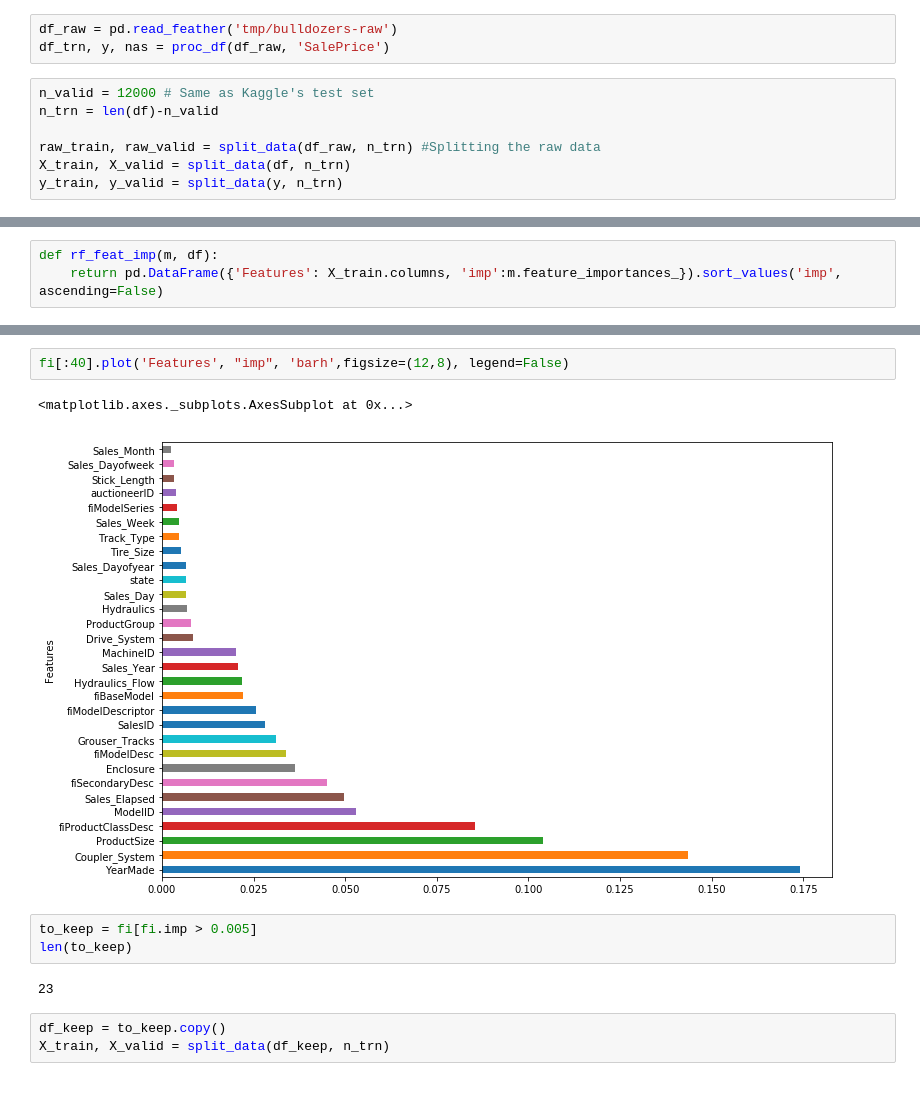
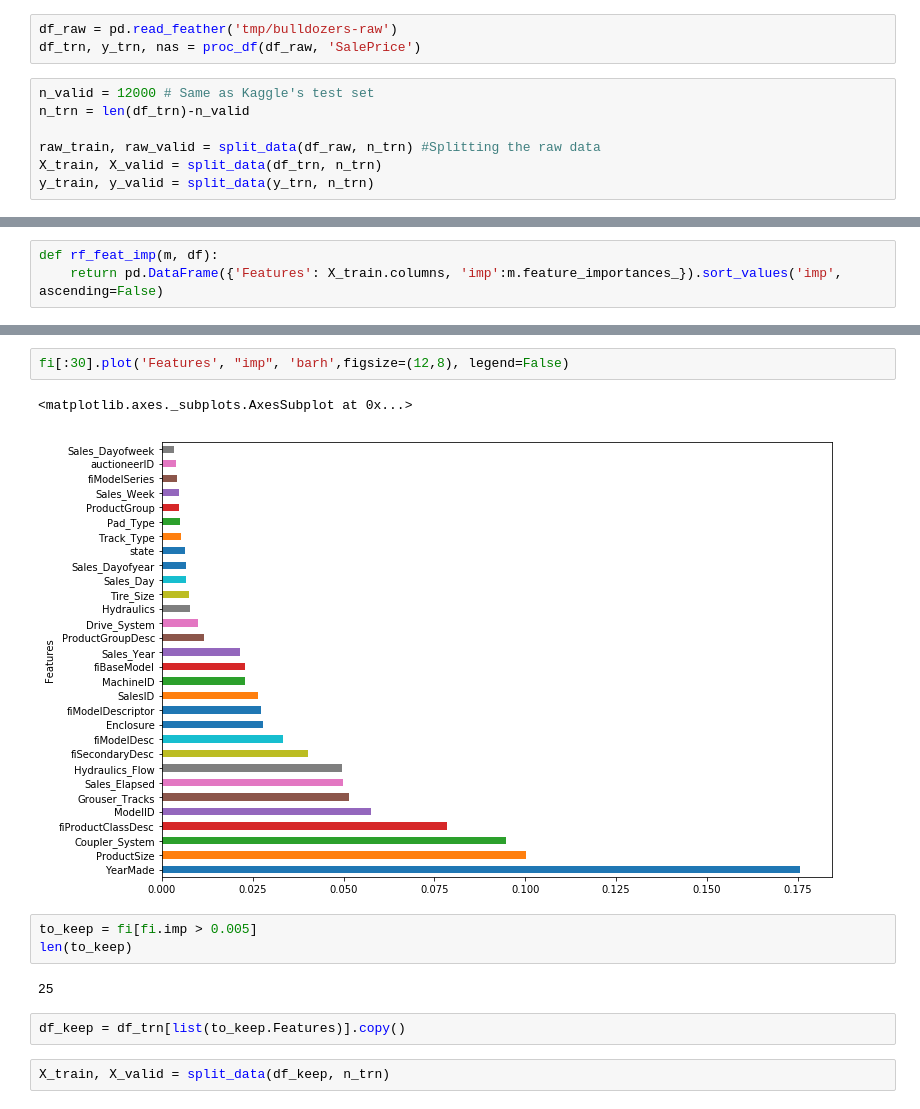
Before and after one commit to waficf/Kaggle_Competitions, a Jupyter notebook: Bulldozers.ipynb, the cells around one changed output, grey strips where cells are left out. Cells and saved outputs as stored; diff of their text form.

```diff
--- a/Bulldozers.ipynb
+++ b/Bulldozers.ipynb
@@ -392,11 +392,11 @@ print_score(m)
 # Random Forest Model interpretation
 # %%
 df_raw = pd.read_feather('tmp/bulldozers-raw')
-df_trn, y, nas = proc_df(df_raw, 'SalePrice')
+df_trn, y_trn, nas = proc_df(df_raw, 'SalePrice')
 # %%
 n_valid = 12000 # Same as Kaggle's test set
-n_trn = len(df)-n_valid
+n_trn = len(df_trn)-n_valid
 
 raw_train, raw_valid = split_data(df_raw, n_trn) #Splitting the raw data
-X_train, X_valid = split_data(df, n_trn)
-y_train, y_valid = split_data(y, n_trn)
+X_train, X_valid = split_data(df_trn, n_trn)
+y_train, y_valid = split_data(y_trn, n_trn)
@@ -569,15 +565,16 @@ fi.plot('Features', "imp", figsize=(10,6), legend=False)
 # %%
-fi[:40].plot('Features', "imp", 'barh',figsize=(12,8), legend=False)
+fi[:30].plot('Features', "imp", 'barh',figsize=(12,8), legend=False)
 # %% [output]
 <matplotlib.axes._subplots.AxesSubplot at 0x...>
-[figure, old version]
+[figure, new version]
 # %%
 to_keep = fi[fi.imp > 0.005]
 len(to_keep)
 # %% [output]
-23
+25
+# %%
+df_keep = df_trn[list(to_keep.Features)].copy()
 # %%
-df_keep = to_keep.copy()
 X_train, X_valid = split_data(df_keep, n_trn)
 # %%
 m = RandomForestRegressor(n_estimators=40, min_samples_leaf=3, max_features=0.5, n_jobs=-1, oob_score=True)
```
Also changed, not shown: parts of 18 cells of this notebook.
